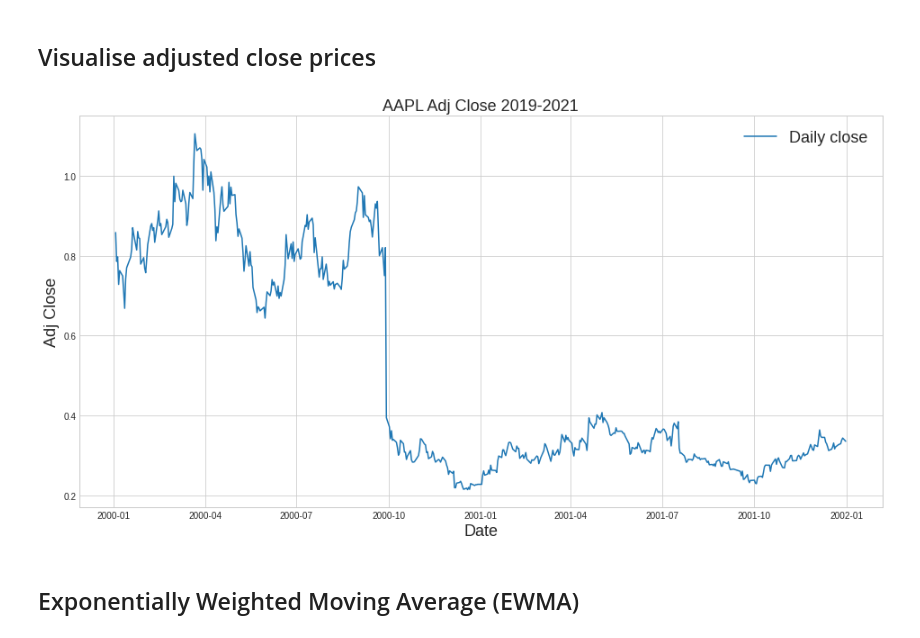
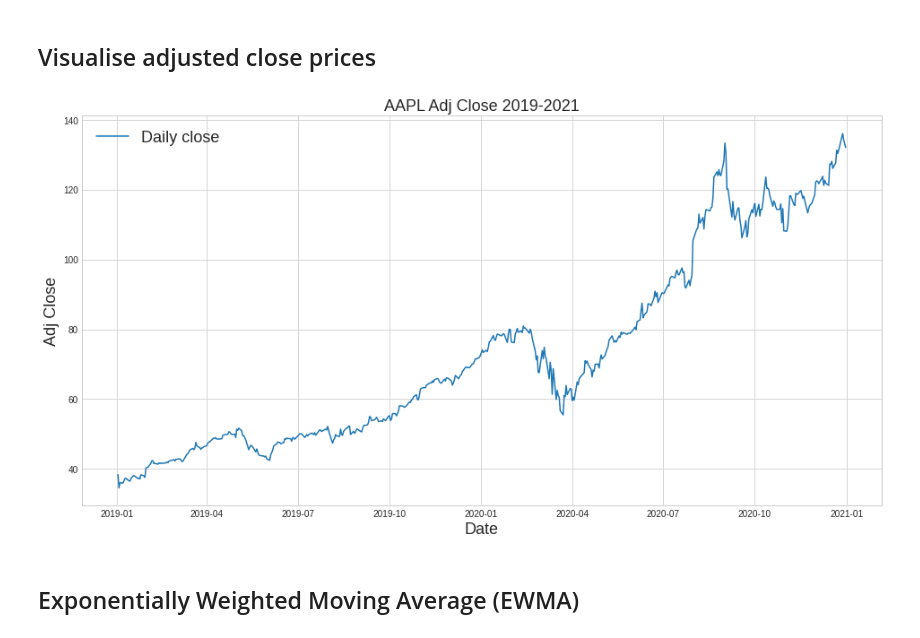
Before and after one commit to lucaskienast/Algorithmic-Trading, a Jupyter notebook: Crossover Strategies/Single_Stock_Close_EWMA_Crossover_Strategy.ipynb, the cells around one changed output. Saved outputs shown, nothing was run; the diff lists cells and outputs as text; code cells hidden in the pictures.

```diff
--- a/Crossover Strategies/Single_Stock_Close_EWMA_Crossover_Strategy.ipynb
+++ b/Crossover Strategies/Single_Stock_Close_EWMA_Crossover_Strategy.ipynb
@@ -63,14 +77,14 @@ aapl_close
 ## Visualise adjusted close prices
 # %%
 plt.figure(figsize=(16,8))
-plt.plot(aapl_close.loc["2000-01-01":"2002-01-01", "AAPL"], label="Daily close")
+plt.plot(aapl_close.loc["2019-01-01":"2021-01-01", "AAPL"], label="Daily close")
 plt.title("AAPL Adj Close 2019-2021", fontsize=18)
 plt.legend(fontsize=18)
 plt.xlabel("Date", fontsize=18)
 plt.ylabel("Adj Close", fontsize=18)
 plt.show()
 # %% [output]
-[figure, old version]
+[figure, new version]
 # %% [markdown]
 ## Exponentially Weighted Moving Average (EWMA)
 # %%
```
Also changed, not shown: parts of 13 cells of this notebook.
